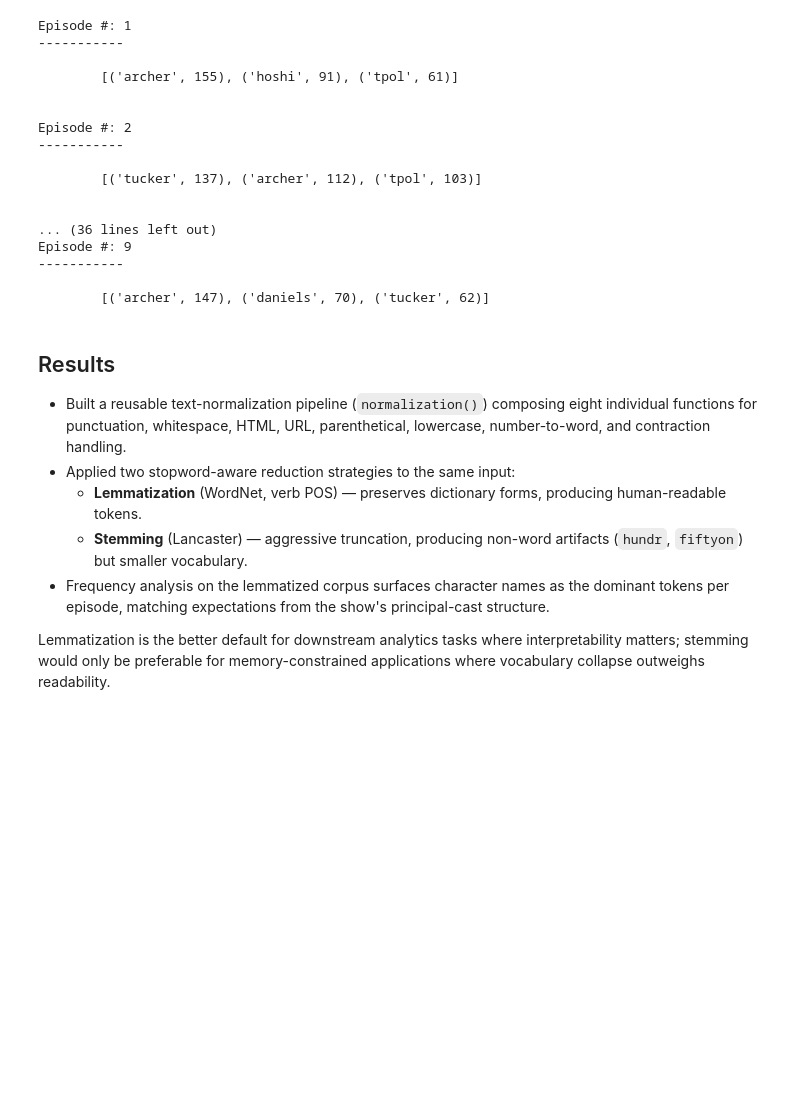
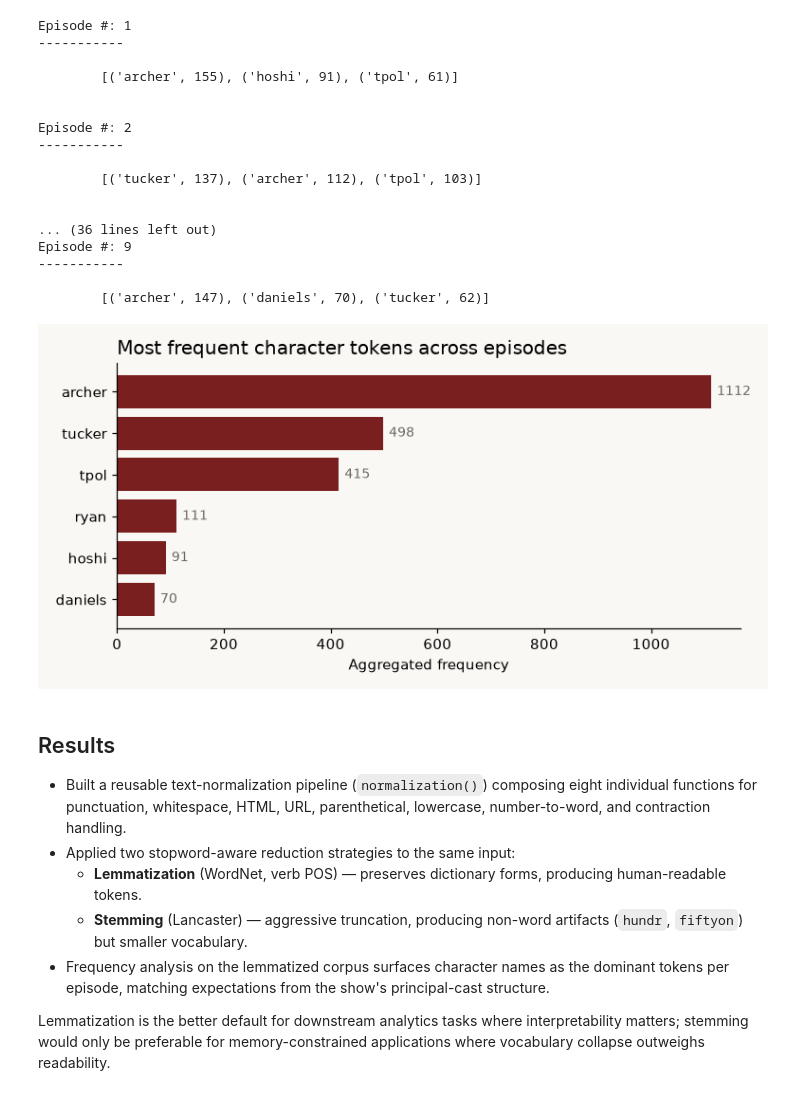
Before and after one commit to cbrayanalytics/portfolio, a Jupyter notebook: pythonprojects/startrek_nlp.ipynb, the cells around one changed output. Drawn from its saved outputs; the diff is of its cells as text; code cells hidden in the pictures; blank space fills up the shorter version.

```diff
--- a/pythonprojects/startrek_nlp.ipynb
+++ b/pythonprojects/startrek_nlp.ipynb
@@ -299,6 +299,32 @@ Episode #: 9
 -----------
 
         [('archer', 147), ('daniels', 70), ('tucker', 62)]
+# %%
+# Aggregate the most-common tokens per episode into an overall ranking and plot
+from collections import Counter
+import matplotlib.pyplot as plt
+
+token_counts = Counter()
+for episode in range(1, 10):
+    token_counts.update(dict(mostPopular[episode].most_common(3)))
+
+top = token_counts.most_common(6)
+names = [w for w, _ in top][::-1]
+counts = [c for _, c in top][::-1]
+
+fig, ax = plt.subplots(figsize=(7, 3.5))
+ax.barh(names, counts, color="#7a1f1f")
+for y, c in enumerate(counts):
+    ax.text(c + max(counts) * 0.01, y, str(c), va="center", fontsize=9, color="#6b6862")
+ax.set_title("Most frequent character tokens across episodes", fontsize=13, loc="left")
+ax.set_xlabel("Aggregated frequency")
+for s in ("top", "right"):
+    ax.spines[s].set_visible(False)
+fig.patch.set_facecolor("#faf8f4"); ax.set_facecolor("#faf8f4")
+plt.tight_layout()
+plt.show()
+# %% [output]
+[figure, added]
 # %%
 ## "Tucker" and "Archer" dominate the first 10 episodes — unsurprising given their
 ## screen time as the lead engineer and captain on Enterprise.
```
Also changed, not shown: 4 other files.
